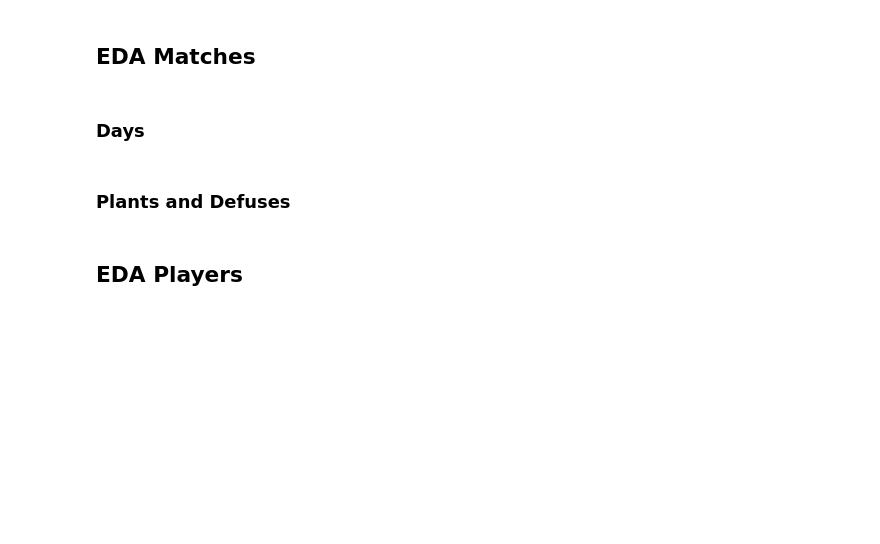
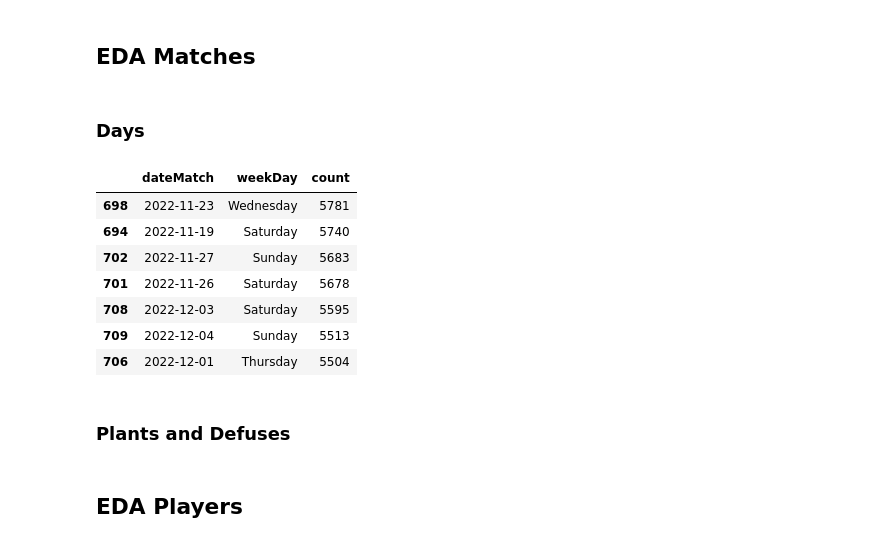
Before and after one commit to aalvestech/tcc_fia_valorant, a Jupyter notebook: notebook/notebook_eda.ipynb, the cells around one changed output. Cells and saved outputs as stored; diff of their text form; code cells hidden in the pictures; blank space fills up the shorter version.

```diff
--- a/notebook/notebook_eda.ipynb
+++ b/notebook/notebook_eda.ipynb
@@ -118,12 +150,22 @@ fig.show()
 # %%
 top_seven_days_matches = (
                             df_matches_raw.groupby(['dateMatch', 'weekDay'])['weekDay']
                             .count()
                             .reset_index(name = 'count')
                             .reset_index(drop = True)
                             .sort_values('count', ascending = False)
                             .head(7)
                             )
+top_seven_days_matches
+# %% [output]
+|  | dateMatch | weekDay | count |
+| 698 | 2022-11-23 | Wednesday | 5781 |
+| 694 | 2022-11-19 | Saturday | 5740 |
+| 702 | 2022-11-27 | Sunday | 5683 |
+| 701 | 2022-11-26 | Saturday | 5678 |
+| 708 | 2022-12-03 | Saturday | 5595 |
+| 709 | 2022-12-04 | Sunday | 5513 |
+| 706 | 2022-12-01 | Thursday | 5504 |
 # %%
 fig = px.bar(top_seven_days_matches, x='weekDay', y='count',
              hover_data=['dateMatch', 'count'], color='count', height=400, title = 'Top seven days with most matches played')
```
Also changed, not shown: parts of 21 cells of this notebook.
